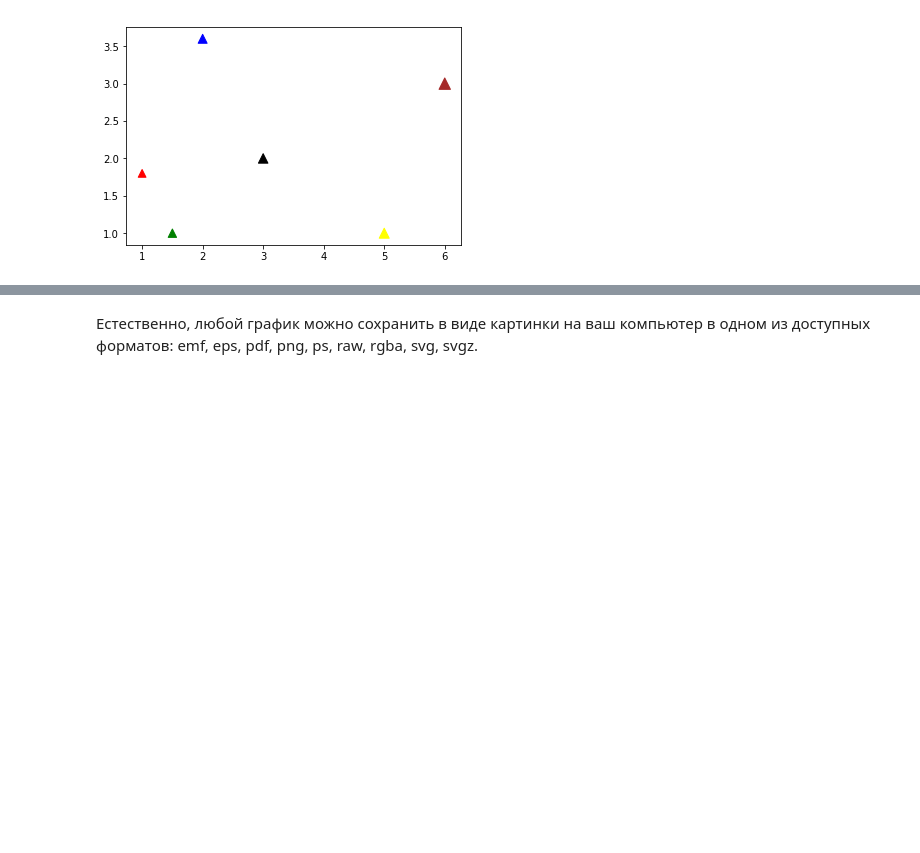
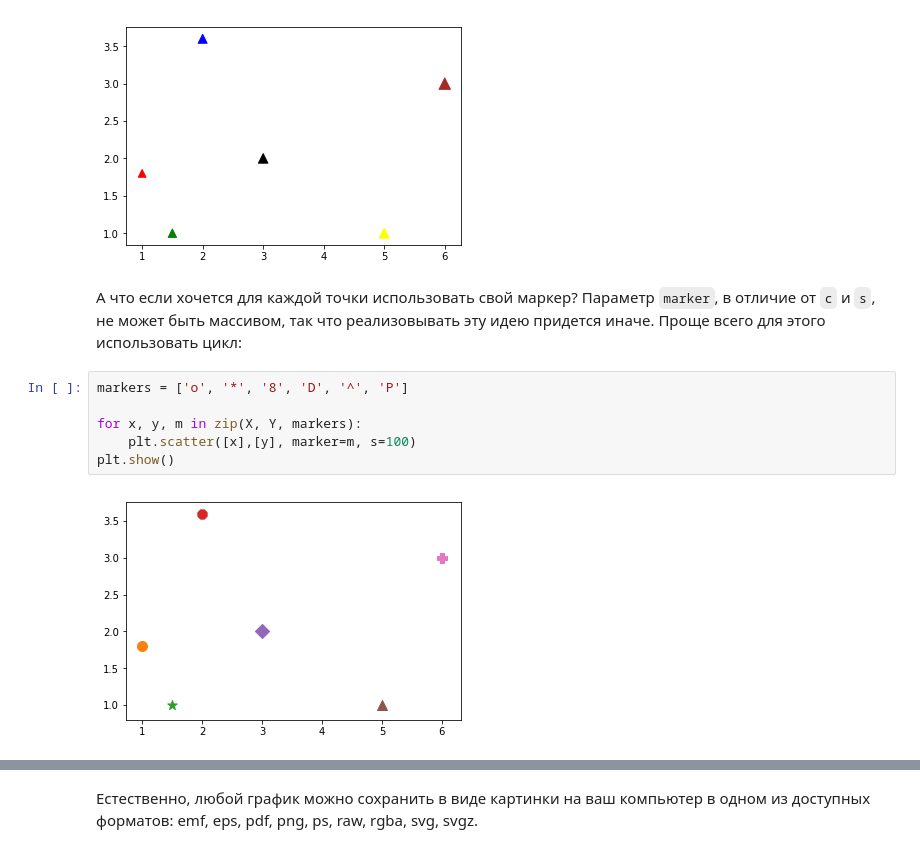
Before and after one commit to ancatmara/learnpython2017, a Jupyter notebook: Семинары/13 Семинар - Matplotlib.ipynb, the cells around one changed output, grey strips where cells are left out. Drawn from its saved outputs; the diff is of its cells as text; blank space fills up the shorter version.

Commit message:
Добавила подписи точек, виды маркеров и csv

```diff
--- a/Семинары/13 Семинар - Matplotlib.ipynb
+++ b/Семинары/13 Семинар - Matplotlib.ipynb
@@ -71,3 +99,13 @@ plt.scatter(X, Y, s=size, c=colors, marker='^')
 plt.show()
 # %% [output]
 [figure]
+# %% [markdown]
+А что если хочется для каждой точки использовать свой маркер? Параметр `marker`, в отличие от `c` и `s`, не может быть массивом, так что реализовывать эту идею придется иначе. Проще всего для этого использовать цикл:
+# %%
+markers = ['o', '*', '8', 'D', '^', 'P']
+
+for x, y, m in zip(X, Y, markers):
+    plt.scatter([x],[y], marker=m, s=100)
+plt.show()
+# %% [output]
+[figure, added]
```
Also changed, not shown: parts of 14 cells of this notebook, 3 other files.
